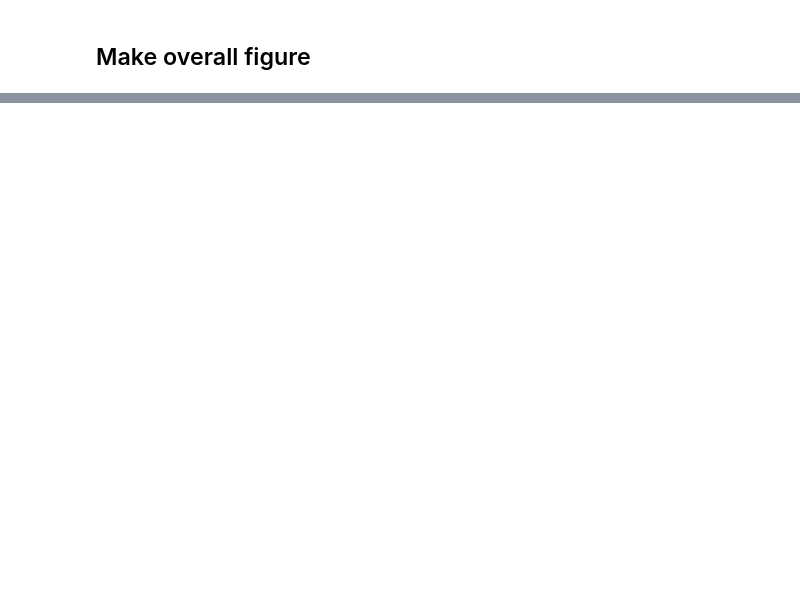
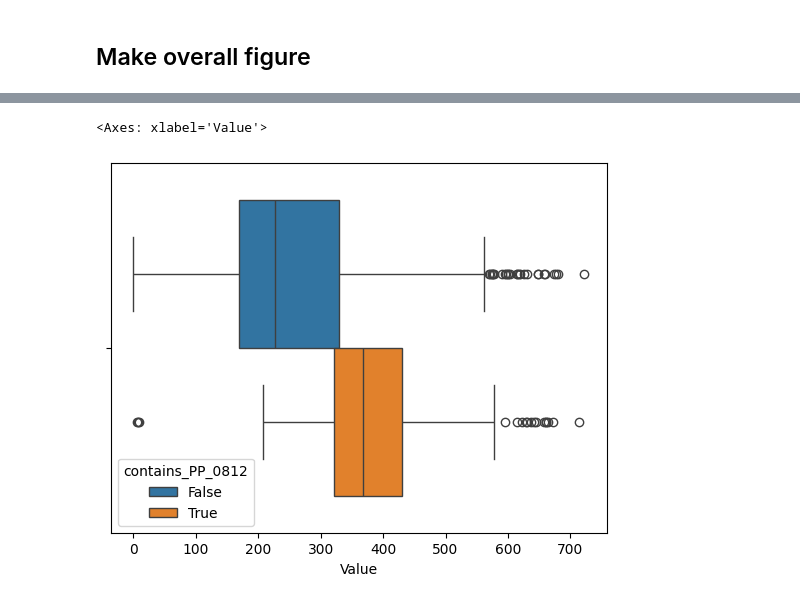
Before and after one commit to JBEI/Isoprenol_CRISPRi, a Jupyter notebook: DavidCarruthers/isoprenol_data/summary_isoprenol_analysis.ipynb, the cells around one changed output, grey strips where cells are left out. Drawn from its saved outputs; the diff is of its cells as text; code cells hidden in the pictures; blank space fills up the shorter version.

```diff
--- a/DavidCarruthers/isoprenol_data/summary_isoprenol_analysis.ipynb
+++ b/DavidCarruthers/isoprenol_data/summary_isoprenol_analysis.ipynb
@@ -107,22 +126,0 @@ fig.savefig('all_isoprenol_comparison.png')
-# %%
-df_fake = df_all.copy()
-df_fake_newcycle = df_fake[df_fake['cycle'] == 3]
-df_fake_newcycle.loc[:,'cycle'] = 4
-df_fake_newcycle.loc[:,'Value'] += 50 + np.random.normal(loc = 0, scale = 10, size = len(df_fake_newcycle))
-df_fake=pd.concat([df_fake, df_fake_newcycle])
-df_fake_newcycle.loc[:,'cycle'] = 5
-df_fake_newcycle.loc[:,'Value'] += 20 + np.random.normal(loc = 0, scale = 10, size = len(df_fake_newcycle))
-df_fake=pd.concat([df_fake, df_fake_newcycle])
-
-fig, ax = plt.subplots(figsize = (12,4))
-sns.set(font_scale = 2)
-sns.boxplot(data = df_fake.loc[(~df_fake['is_control']),:],
-               x = 'cycle',
-               y = 'Value',
-               ax = ax,
-           palette= sns.color_palette('plasma')
-           )
-control_mean_all = df_all.loc[df_all['is_control'], 'Value'].values.mean()
-ax.axhline(control_mean_all, c='k', linestyle = '--')
-ax.set_ylabel('Isoprenol Titer')
-ax.set_xlabel('DBTL Cycle')
@@ -154,0 +145,16 @@ Text(0, 0.5, 'DBTL Cycle')
+# %%
+def make_target_compare_df(df, target, column_to_add = None):
+    df_target = df.copy()
+    if column_to_add is None:
+        column_to_add = f'contains_{target}'
+    df_target[column_to_add] = df_target['Line Name'].apply(
+        lambda x: target in x
+    )
+    return df_target
+# %%
+target = 'PP_0812'
+df_target = make_target_compare_df(df_all, target)
+sns.boxplot(df_target, x = 'Value', hue = f'contains_{target}')
+# %% [output]
+<Axes: xlabel='Value'>
+[figure, added]
```
Also changed, not shown: parts of 15 cells of this notebook, 12 other files.
